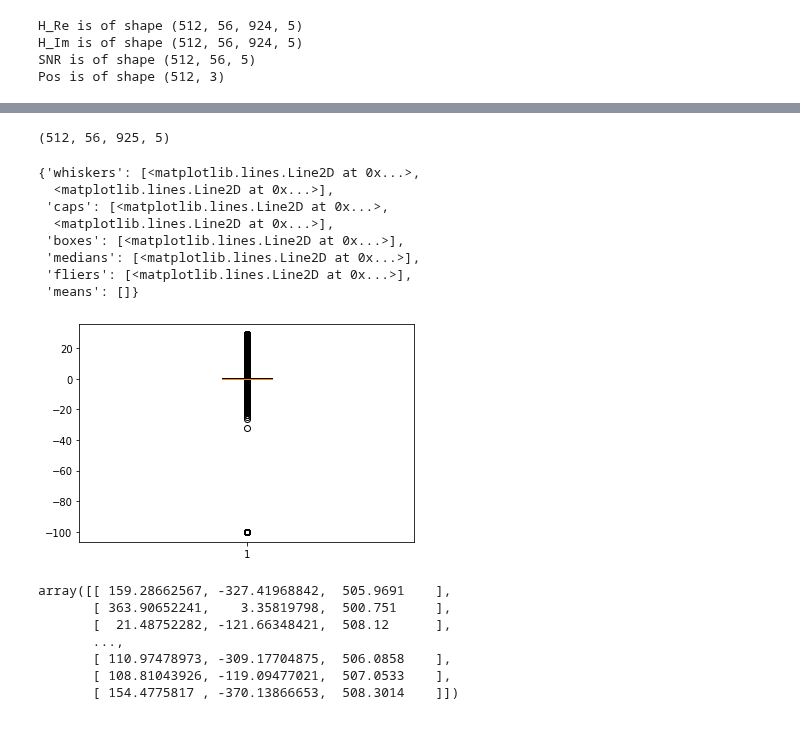
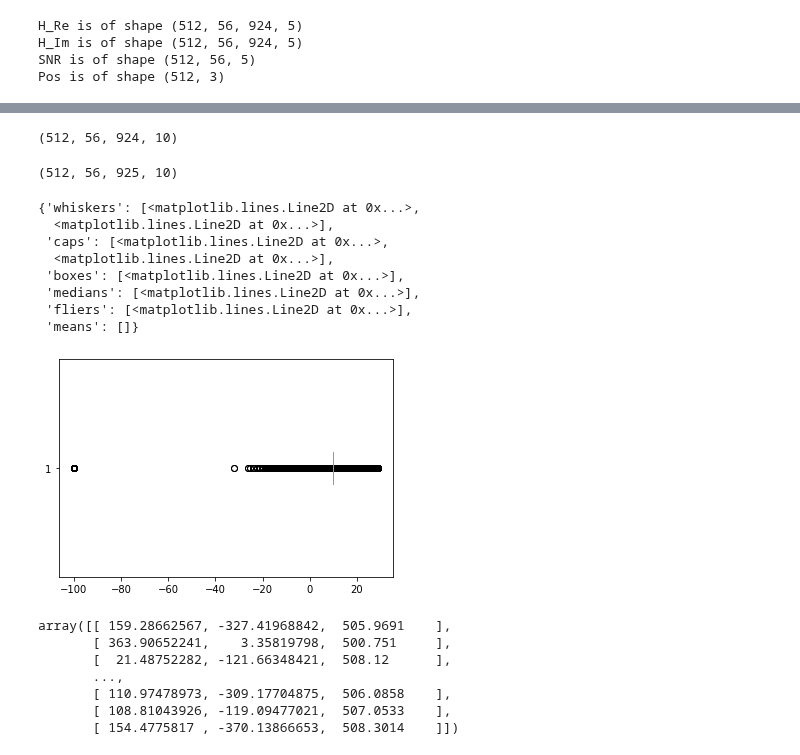
Before and after one commit to telenovelachuan/data_science, a Jupyter notebook: master_project/user_localization.ipynb, the cells around one changed output, grey strips where cells are left out. Saved outputs shown, nothing was run; the diff lists cells and outputs as text; code cells hidden in the pictures.

Commit message:
adding phase data into training dataset

```diff
--- a/master_project/user_localization.ipynb
+++ b/master_project/user_localization.ipynb
@@ -51,4 +52,7 @@ Pos is of shape (512, 3)
 # Euclidean norm
 H = np.sqrt(H_Re[:,:]**2 + H_Im[:,:]**2)
 
-# Think about extracting phase
+# Extracting phase
+arctan = np.divide(H_Re[:,:], H_Im[:,:])
+arctan[np.isnan(arctan)] = math.pi / 2
+arctan.shape
@@ -55,28 +68,42 @@ H = np.sqrt(H_Re[:,:]**2 + H_Im[:,:]**2)
+# %%
+# append phase onto H
+h1 = np.empty([512, 56, 924, 10])
+for d1 in range(512):
+    for d2 in range(56):
+        for d3 in range(924):
+            h = H[d1][d2][d3]
+            phase = arctan[d1][d2][d3]
+            h1[d1][d2][d3] = np.vstack((h, phase)).reshape(1,10)[0].shape
+
+h1.shape
+# %% [output]
+(512, 56, 924, 10)
 # %%
-# append SNR onto H
-h1 = np.empty([512, 56, 925, 5])
+# append SNR onto h1
+snr_rep = np.repeat(SNR, 2, axis=1).reshape(512, 56, -1)
+h2 = np.empty([512, 56, 925, 10])
 for d1 in range(512):
     for d2 in range(56):
-        h = H[d1][d2]
-        snr = SNR[d1][d2]
-        h1[d1][d2] = np.vstack((h, snr))
+        h = h1[d1][d2]
+        snr = snr_rep[d1][d2]
+        h2[d1][d2] = np.vstack((h, snr))
 
-h1.shape
+h2.shape
 # %% [output]
-(512, 56, 925, 5)
+(512, 56, 925, 10)
 # %%
-flatten = h1.reshape(-1)
-plt.boxplot(flatten)
+flatten = h2.reshape(-1)
+plt.boxplot(flatten, vert=False)
 # %% [output]
 {'whiskers': [<matplotlib.lines.Line2D at 0x...>,
   <matplotlib.lines.Line2D at 0x...>],
  'caps': [<matplotlib.lines.Line2D at 0x...>,
   <matplotlib.lines.Line2D at 0x...>],
  'boxes': [<matplotlib.lines.Line2D at 0x...>],
  'medians': [<matplotlib.lines.Line2D at 0x...>],
  'fliers': [<matplotlib.lines.Line2D at 0x...>],
  'means': []}
-[figure, old version]
+[figure, new version]
 # %%
 # h2 = np.empty([512, 56, 66])
 # for i in range(56):
```
Also changed, not shown: parts of 3 cells of this notebook.
